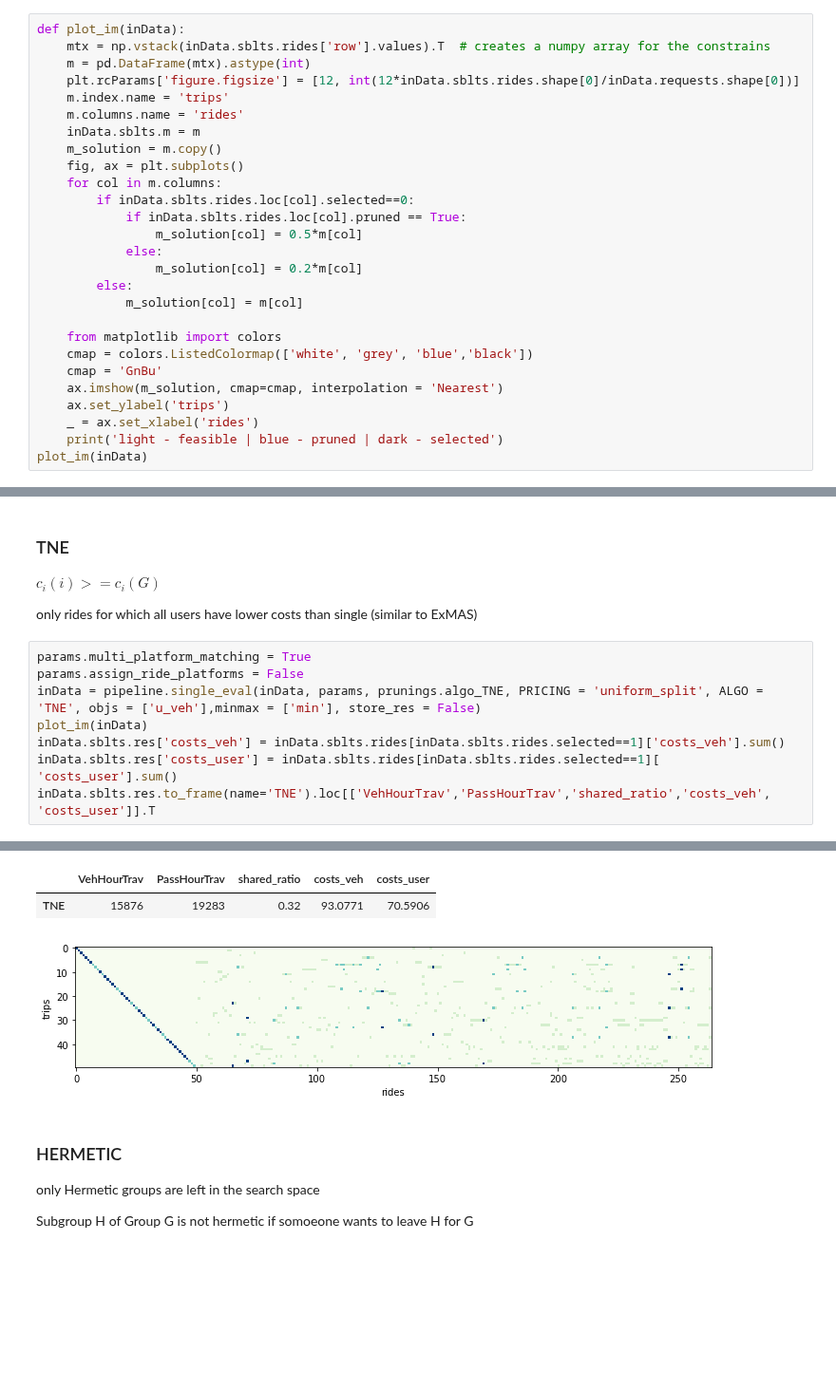
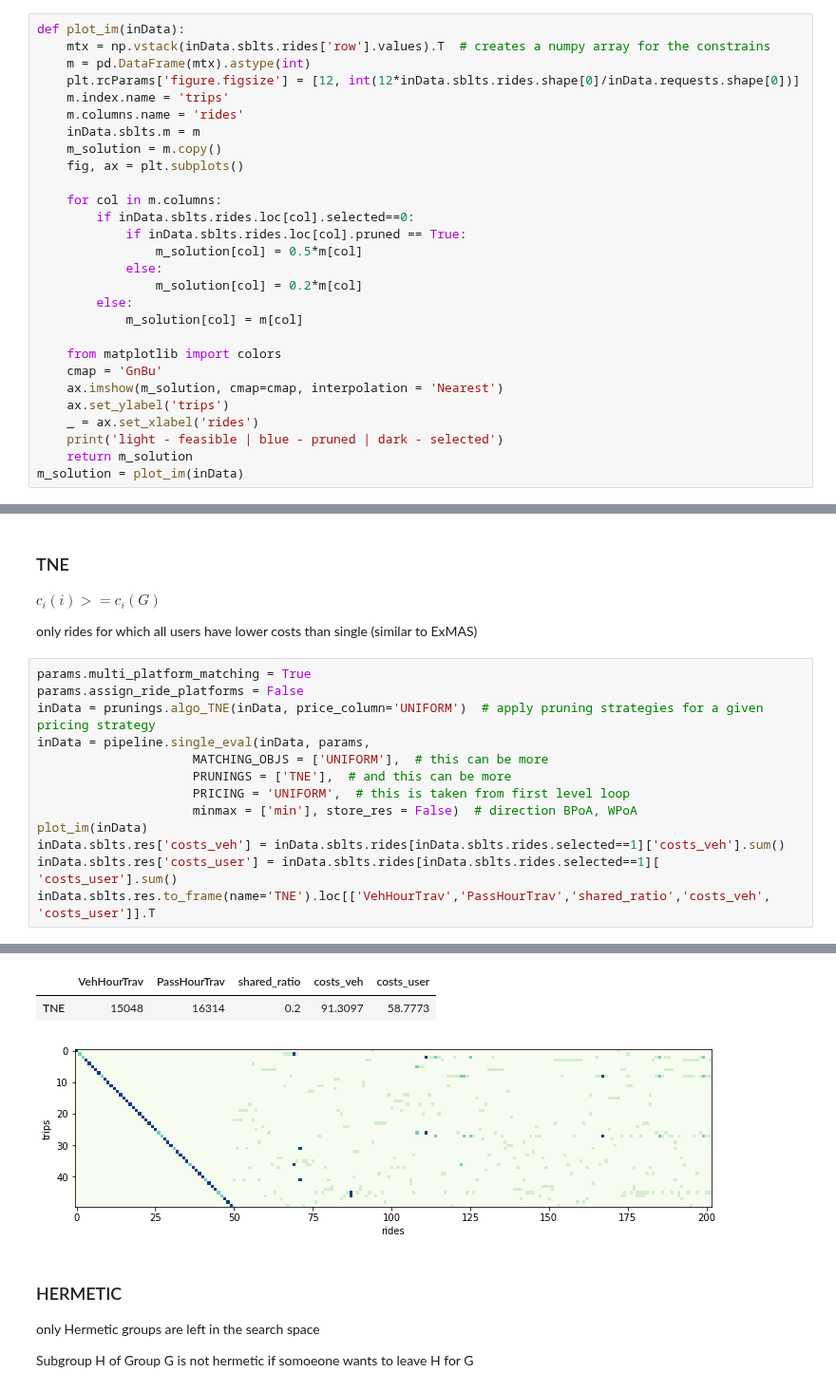
Before and after one commit to RafalKucharskiPK/ExMAS, a Jupyter notebook: ExMAS/spinoffs/game/showcase.ipynb, the cells around one changed output, grey strips where cells are left out. Shown at 95% size. Cells and saved outputs as stored; diff of their text form; blank space fills up the shorter version.

Commit message:
pricings

```diff
--- a/ExMAS/spinoffs/game/showcase.ipynb
+++ b/ExMAS/spinoffs/game/showcase.ipynb
@@ -53,6 +53,7 @@ def plot_im(inData):
     inData.sblts.m = m
     m_solution = m.copy()
     fig, ax = plt.subplots()
+
     for col in m.columns:
         if inData.sblts.rides.loc[col].selected==0:
             if inData.sblts.rides.loc[col].pruned == True:
@@ -63,12 +64,12 @@ def plot_im(inData):
             m_solution[col] = m[col]
 
     from matplotlib import colors
-    cmap = colors.ListedColormap(['white', 'grey', 'blue','black'])
     cmap = 'GnBu'
     ax.imshow(m_solution, cmap=cmap, interpolation = 'Nearest')
     ax.set_ylabel('trips')
     _ = ax.set_xlabel('rides')
     print('light - feasible | blue - pruned | dark - selected')
-plot_im(inData)
+    return m_solution
+m_solution = plot_im(inData)
 # %% [output]
 light - feasible | blue - pruned | dark - selected
@@ -192,7 +194,12 @@ only rides for which all users have lower costs than single (similar to ExMAS)
 # %%
 params.multi_platform_matching = True
 params.assign_ride_platforms = False
-inData = pipeline.single_eval(inData, params, prunings.algo_TNE, PRICING = 'uniform_split', ALGO = 'TNE', objs = ['u_veh'],minmax = ['min'], store_res = False)
+inData = prunings.algo_TNE(inData, price_column='UNIFORM')  # apply pruning strategies for a given pricing strategy
+inData = pipeline.single_eval(inData, params,
+                     MATCHING_OBJS = ['UNIFORM'],  # this can be more
+                     PRUNINGS = ['TNE'],  # and this can be more
+                     PRICING = 'UNIFORM',  # this is taken from first level loop
+                     minmax = ['min'], store_res = False)  # direction BPoA, WPoA
 plot_im(inData)
 inData.sblts.res['costs_veh'] = inData.sblts.rides[inData.sblts.rides.selected==1]['costs_veh'].sum()
 inData.sblts.res['costs_user'] = inData.sblts.rides[inData.sblts.rides.selected==1][ 'costs_user'].sum()
@@ -203,7 +212,7 @@ inData.sblts.res.to_frame(name='TNE').loc[['VehHourTrav','PassHourTrav','shared_
 light - feasible | blue - pruned | dark - selected
 |  | VehHourTrav | PassHourTrav | shared_ratio | costs_veh | costs_user |
-| TNE | 15876 | 19283 | 0.32 | 93.0771 | 70.5906 |
+| TNE | 15048 | 16314 | 0.2 | 91.3097 | 58.7773 |
-[figure, old version]
+[figure, new version]
 # %% [markdown]
 ### HERMETIC
 
```
Also changed, not shown: parts of 12 cells of this notebook, 5 other files.
